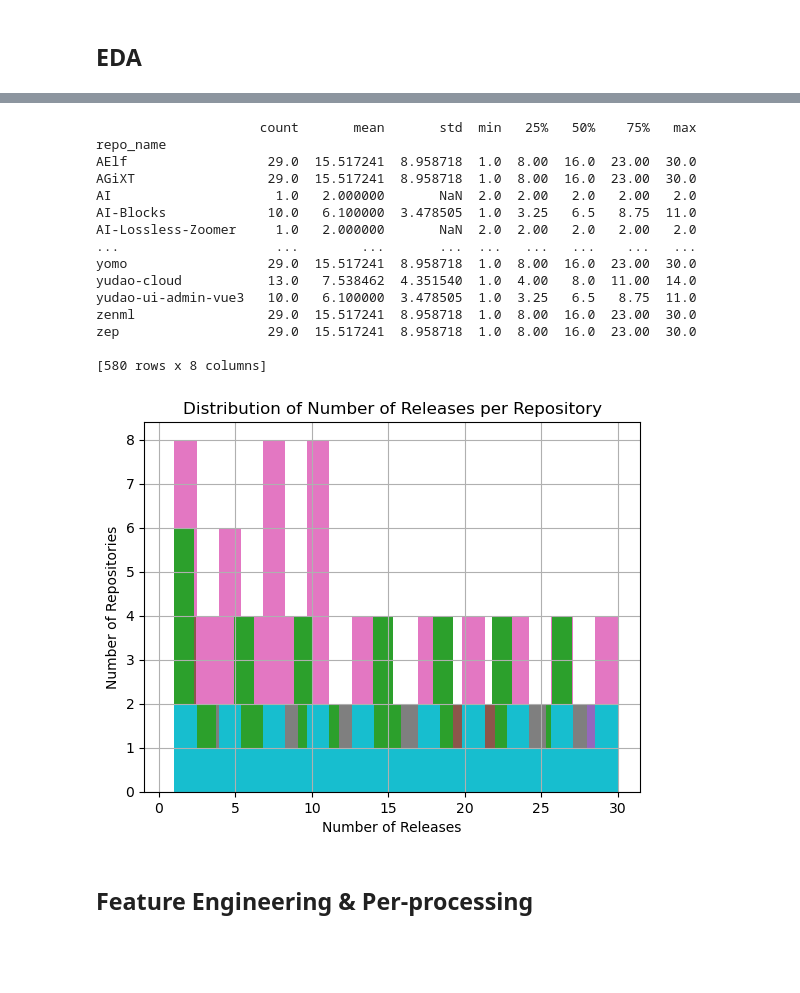
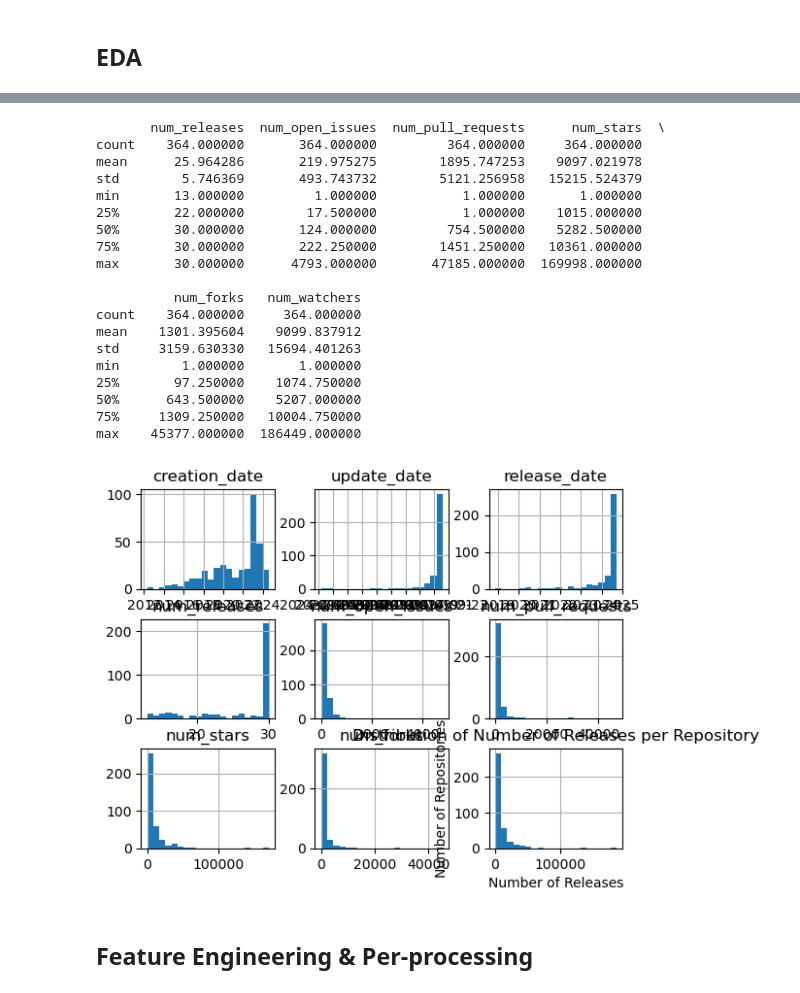
Before and after one commit to charlesRepo/data-science-course-final-project, a Jupyter notebook: notebooks/main.ipynb, the cells around one changed output, grey strips where cells are left out. Drawn from its saved outputs; the diff is of its cells as text; code cells hidden in the pictures; blank space fills up the shorter version.

```diff
--- a/notebooks/main.ipynb
+++ b/notebooks/main.ipynb
@@ -449,30 +445,38 @@ plt.show()
 # %%
 # How many releases are there per repo?
 
-release_counts = df.groupby('repo_name')['num_releases']
-print(release_counts.describe())
-release_counts.hist(bins=20)
+# Since the total number of release is at the last row of every repo we want to get that last row
+df_sorted = df.sort_values(by=['repo_name', 'release_date'], ascending=[True, True])
+last_rows_num_release = df_sorted.drop_duplicates(subset='repo_name', keep='last')
+
+print(last_rows_num_release.describe())
+last_rows_num_release.hist(bins=20)
+
 plt.xlabel('Number of Releases')
 plt.ylabel('Number of Repositories')
 plt.title('Distribution of Number of Releases per Repository')
 plt.show()
 # %% [output]
-                     count       mean       std  min   25%   50%    75%   max
-repo_name
-AElf                  29.0  15.517241  8.958718  1.0  8.00  16.0  23.00  30.0
-AGiXT                 29.0  15.517241  8.958718  1.0  8.00  16.0  23.00  30.0
-AI                     1.0   2.000000       NaN  2.0  2.00   2.0   2.00   2.0
-AI-Blocks             10.0   6.100000  3.478505  1.0  3.25   6.5   8.75  11.0
-AI-Lossless-Zoomer     1.0   2.000000       NaN  2.0  2.00   2.0   2.00   2.0
-...                    ...        ...       ...  ...   ...   ...    ...   ...
-yomo                  29.0  15.517241  8.958718  1.0  8.00  16.0  23.00  30.0
-yudao-cloud           13.0   7.538462  4.351540  1.0  4.00   8.0  11.00  14.0
-yudao-ui-admin-vue3   10.0   6.100000  3.478505  1.0  3.25   6.5   8.75  11.0
-zenml                 29.0  15.517241  8.958718  1.0  8.00  16.0  23.00  30.0
-zep                   29.0  15.517241  8.958718  1.0  8.00  16.0  23.00  30.0
+       num_releases  num_open_issues  num_pull_requests      num_stars  \
+count    364.000000       364.000000         364.000000     364.000000
+mean      25.964286       219.975275        1895.747253    9097.021978
+std        5.746369       493.743732        5121.256958   15215.524379
+min       13.000000         1.000000           1.000000       1.000000
+25%       22.000000        17.500000           1.000000    1015.000000
+50%       30.000000       124.000000         754.500000    5282.500000
+75%       30.000000       222.250000        1451.250000   10361.000000
+max       30.000000      4793.000000       47185.000000  169998.000000
 
-[580 rows x 8 columns]
+          num_forks   num_watchers
+count    364.000000     364.000000
+mean    1301.395604    9099.837912
+std     3159.630330   15694.401263
+min        1.000000       1.000000
+25%       97.250000    1074.750000
+50%      643.500000    5207.000000
+75%     1309.250000   10004.750000
+max    45377.000000  186449.000000
-[figure, old version]
+[figure, new version]
 # %% [markdown]
 ## Feature Engineering & Per-processing
 # %%
```
Also changed, not shown: parts of 70 cells of this notebook, 50 other files.
